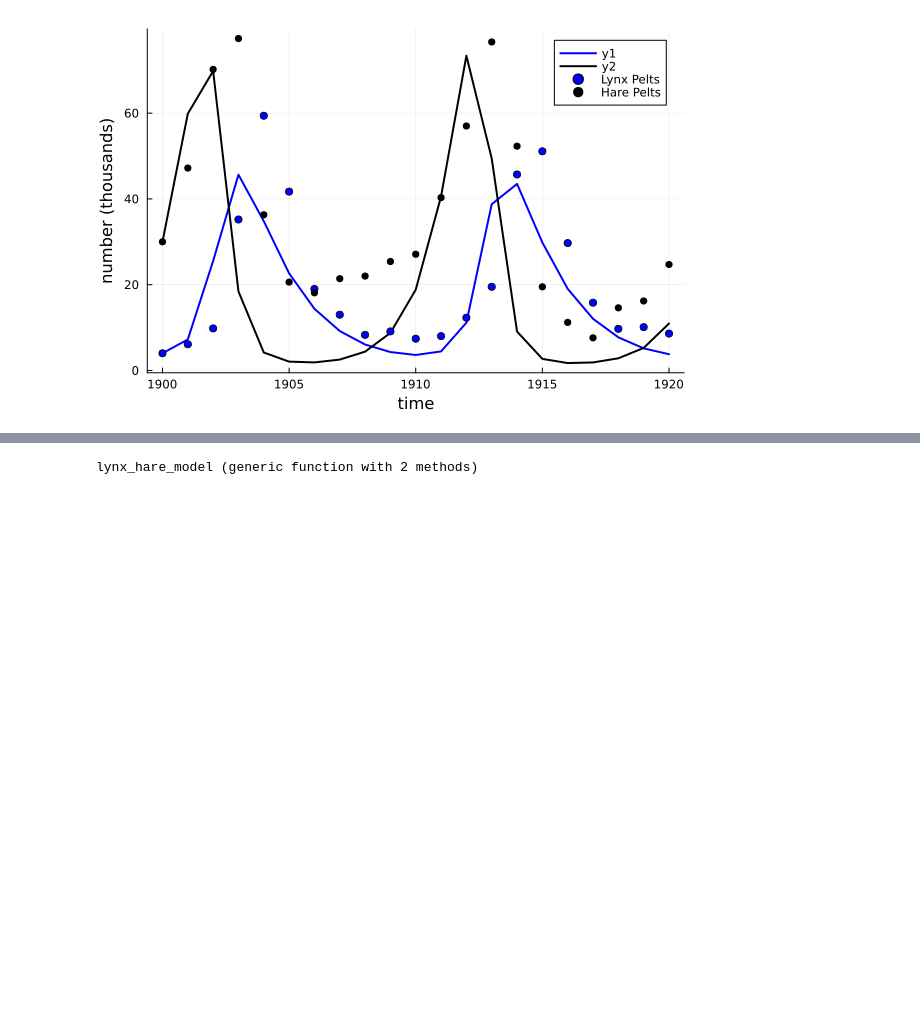
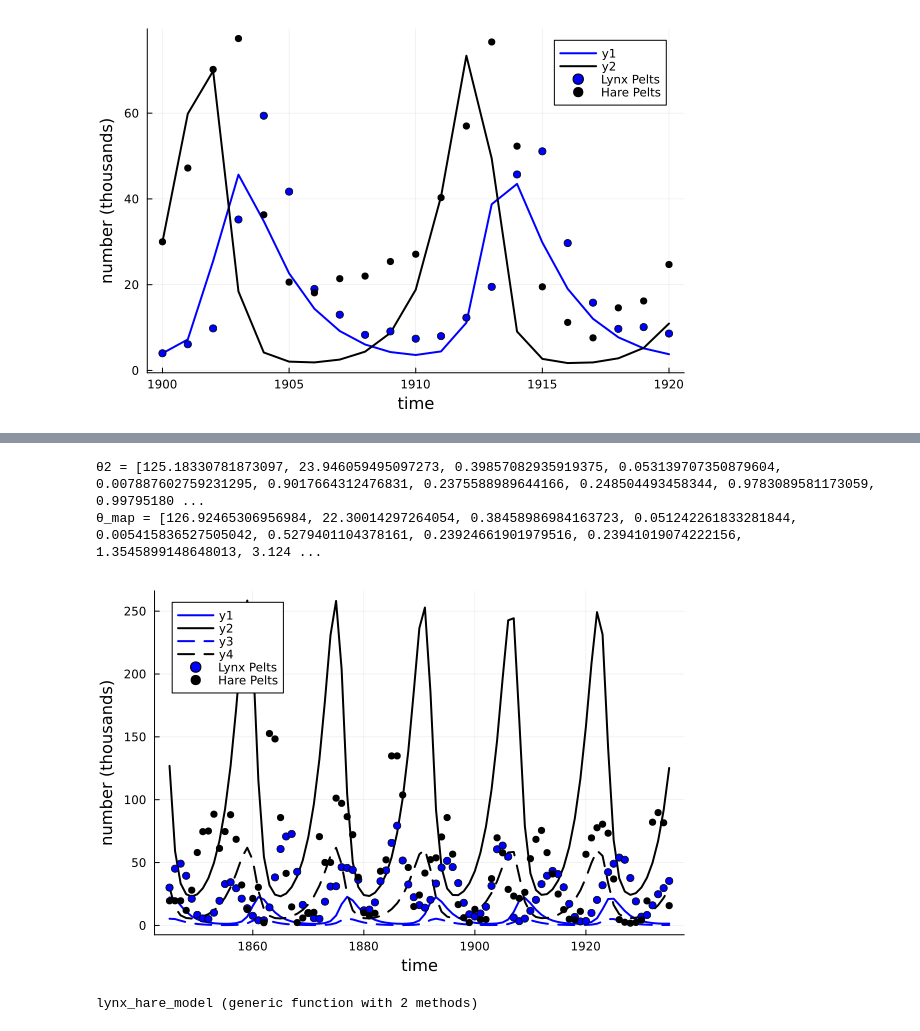
Before and after one commit to vsrikrish/simulation-eda, a Jupyter notebook: slides/notebooks/lynxhare.ipynb, the cells around one changed output, grey strips where cells are left out. Drawn from its saved outputs; the diff is of its cells as text; code cells hidden in the pictures; blank space fills up the shorter version.

```diff
--- a/slides/notebooks/lynxhare.ipynb
+++ b/slides/notebooks/lynxhare.ipynb
@@ -52,12 +75,15 @@ scatter!(dat.Year, dat.Hare, markershape=:circle, label="Hare Pelts", c=:black)
 # %%
-function lh_loglik(p, lynx_pop, hare_pop, T, dt)
+function lh_loglik(p, lynx_pop, hare_pop, T)
     H₀, L₀, bh, mh, bl, ml, ch, cl, σh, σl = p
-    t_step = Int64(1 / dt)
-    n_steps = T * t_step
 
-    L, H = sim_lynx_hare(p[1:6], T, dt)
-    μL = cl * L[1:t_step:n_steps]
-    μH = ch * H[1:t_step:n_steps]
+    LH₁ = [L₀, H₀]
+    θ = [bh, mh, bl, ml]
+
+    prob = ODEProblem(lynx_hare!, LH₁, T-1, θ)
+    sol = solve(prob, saveat=1)
+
+    μL = map(first, sol.u[1:T]) .* cl
+    μH = map(last, sol.u[1:T]) .* ch
     if all(μL .> 0.0) && all(μH .> 0.0)
         ll = sum(logpdf.(LogNormal.(log.(μL), σl), lynx_pop)) + sum(logpdf.(LogNormal.(log.(μH), σh), hare_pop))
     else
@@ -70,7 +96,7 @@ lh_loglik (generic function with 1 method)
 # %%
-lb = [100.0, 20.0, 0.3, 0.05, 0.005, 0.1, 0.15, 0.15, 0.1, 0.1]
-ub = [200.0, 100.0, 0.4, 0.1, 0.02, 1.0, 0.25, 0.25, 1.0, 1.0]
-p0 = [150.0, 25.0, 0.35, 0.07, 0.01, 0.5, 0.2, 0.2, 0.5, 0.5]
+lb = [100.0, 10.0, 0.3, 0.05, 0.005, 0.1, 0.15, 0.15, 0.1, 0.1]
+ub = [150.0, 50.0, 0.4, 0.1, 0.02, 1.0, 0.25, 0.25, 5.0, 5.0]
+p0 = [125.0, 25.0, 0.35, 0.07, 0.01, 0.5, 0.201, 0.201, 0.5, 0.5]
 
-optim_out = Optim.optimize(p -> -lh_loglik(p, dat.Lynx, dat.Hare, 21, .002), lb, ub, p0)
+optim_out = Optim.optimize(p -> -lh_loglik(p, dat.Lynx, dat.Hare, nrow(dat), lb, ub, p0)
 # %% [output]
@@ -97,3 +107,4 @@ optim_out = Optim.optimize(p -> -lh_loglik(p, dat.Lynx, dat.Hare, 21, .002), lb,
 # %%
-θ = optim_out.minimizer
+θ2 = optim_out.minimizer
+@show θ2;
 # %% [output]
@@ -110,0 +145,7 @@ optim_out = Optim.optimize(p -> -lh_loglik(p, dat.Lynx, dat.Hare, 21, .002), lb,
+# %%
+lb = [10.0, 10.0, 0.3, 0.05, 0.005, 0.1, 0.15, 0.15, 0.1, 0.1]
+ub = [150.0, 150.0, 0.4, 0.1, 0.02, 1.0, 0.25, 0.25, 5.0, 5.0]
+p0 = [125.0, 25.0, 0.35, 0.07, 0.01, 0.5, 0.201, 0.201, 0.5, 0.5]
+
+optim_out = Optim.optimize(p -> -lh_posterior(p, dat.Lynx, dat.Hare, nrow(dat), .002), lb, ub, p0)
+θ_map = optim_out.minimizer
@@ -111,3 +164,23 @@ optim_out = Optim.optimize(p -> -lh_loglik(p, dat.Lynx, dat.Hare, 21, .002), lb,
+# %%
+@show θ2;
+@show θ_map;
+# %% [output]
+θ2 = [125.18330781873097, 23.946059495097273, 0.39857082935919375, 0.053139707350879604, 0.007887602759231295, 0.9017664312476831, 0.2375588989644166, 0.248504493458344, 0.9783089581173059, 0.99795180 ...
+θ_map = [126.92465306956984, 22.30014297264054, 0.38458986984163723, 0.051242261833281844, 0.005415836527505042, 0.5279401104378161, 0.23924661901979516, 0.23941019074222156, 1.3545899148648013, 3.124 ...
+# %%
+lh_mle = lh_sim(θ2, nrow(dat))
+lh_map = lh_sim(θ_map, nrow(dat))
+
+plot(dat.Year, lh_map[1], lw=2, xlab="time", ylab="number (thousands)", c=:blue)
+plot!(dat.Year, lh_map[2], lw=2, c=:black)
+plot!(dat.Year, lh_map[3], lw=2, c=:blue, linestyle=:dash)
+plot!(dat.Year, lh_map[4], lw=2, c=:black, linestyle=:dash)
+
+
+scatter!(dat.Year, dat.Lynx, markershape=:circle, label="Lynx Pelts", c=:blue)
+scatter!(dat.Year, dat.Hare, markershape=:circle, label="Hare Pelts", c=:black)
+# %% [output]
+[figure, added]
 # %%
 function lynx_hare!(dLH, LH, θ, t)
     L, H = LH
```
Also changed, not shown: parts of 10 cells of this notebook, 40 other files.
